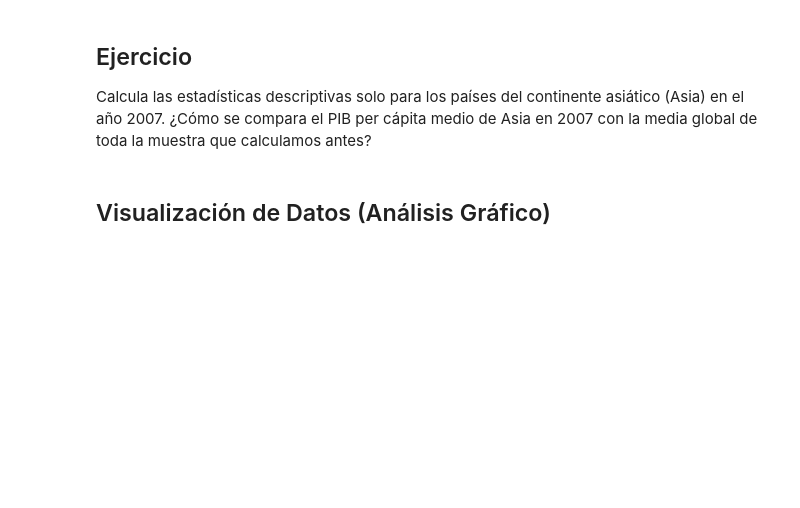
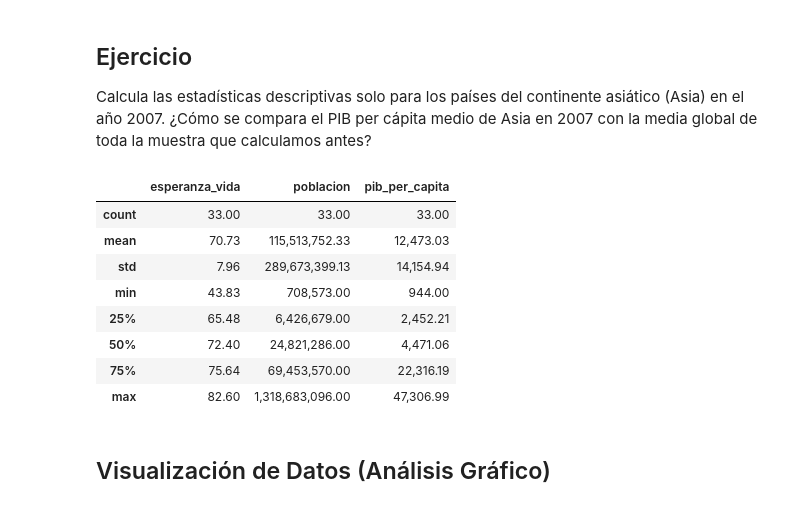
Before and after one commit to ferneyreina19/2025-segundo-semestre-ia-economia, a Jupyter notebook: clases/3_Analisis_y_visualizacion_datos/5_EDA.ipynb, the cells around one changed output. Drawn from its saved outputs; the diff is of its cells as text; code cells hidden in the pictures; blank space fills up the shorter version.

```diff
--- a/clases/3_Analisis_y_visualizacion_datos/5_EDA.ipynb
+++ b/clases/3_Analisis_y_visualizacion_datos/5_EDA.ipynb
@@ -207,6 +423,19 @@ df['esperanza_vida'].value_counts()
 ## Ejercicio
 
 Calcula las estadísticas descriptivas solo para los países del continente asiático (Asia) en el año 2007. ¿Cómo se compara el PIB per cápita medio de Asia en 2007 con la media global de toda la muestra que calculamos antes?
+# %%
+df_asia = df[(df['continente']=='Asia') & (df['año']=='2007')]
+df_asia.describe()
+# %% [output]
+|  | esperanza_vida | poblacion | pib_per_capita |
+| count | 33.00 | 33.00 | 33.00 |
+| mean | 70.73 | 115,513,752.33 | 12,473.03 |
+| std | 7.96 | 289,673,399.13 | 14,154.94 |
+| min | 43.83 | 708,573.00 | 944.00 |
+| 25% | 65.48 | 6,426,679.00 | 2,452.21 |
+| 50% | 72.40 | 24,821,286.00 | 4,471.06 |
+| 75% | 75.64 | 69,453,570.00 | 22,316.19 |
+| max | 82.60 | 1,318,683,096.00 | 47,306.99 |
 # %% [markdown]
 ## Visualización de Datos (Análisis Gráfico)
 # %% [markdown]
```
Also changed, not shown: parts of 45 cells of this notebook.
